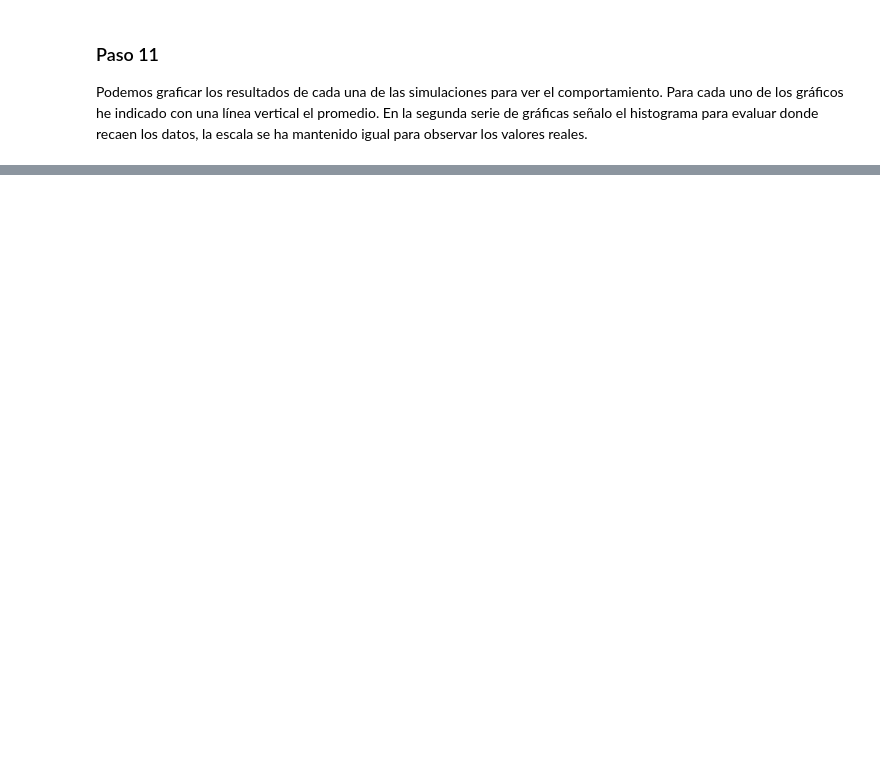
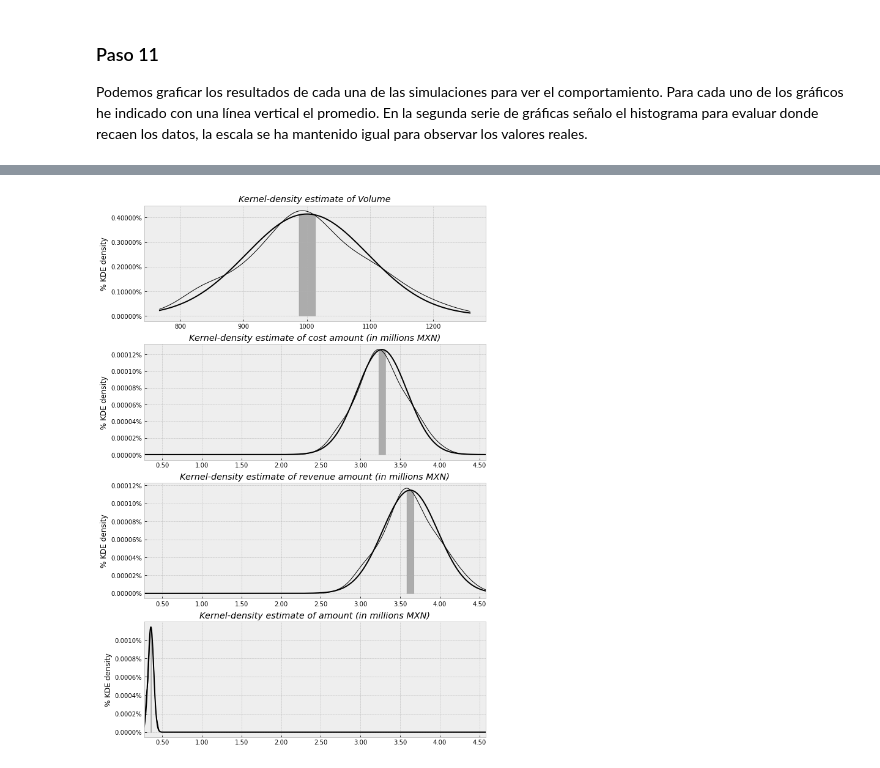
Before and after one commit to MDeLaCroix/Montecarlo_margenes_negativos, a Jupyter notebook: montecarlo.ipynb, the cells around one changed output, grey strips where cells are left out. Saved outputs shown, nothing was run; the diff lists cells and outputs as text; code cells hidden in the pictures; blank space fills up the shorter version.

Commit message:
Agregada densidad de probabilidad

```diff
--- a/montecarlo.ipynb
+++ b/montecarlo.ipynb
@@ -226,0 +227,83 @@ ax8.set_xlim(q_min, q_max)
+# %%
+#Crear intérvalo de confianza del 95% para hallar la media poblacional.
+pieces_min, pieces_max = st.t.interval(alpha=0.95, df=len(totales['Volume'])-1,
+              loc=np.mean(totales['Volume']),
+              scale=st.sem(totales['Volume']))
+buy_min, buy_max = st.t.interval(alpha=0.95, df=len(totales['Cost'])-1,
+              loc=np.mean(totales['Cost']),
+              scale=st.sem(totales['Cost']))
+sell_min, sell_max = st.t.interval(alpha=0.95, df=len(totales['Revenue'])-1,
+              loc=np.mean(totales['Revenue']),
+              scale=st.sem(totales['Revenue']))
+margin_min, margin_max = st.t.interval(alpha=0.95, df=len(totales['Margin'])-1,
+              loc=np.mean(totales['Margin']),
+              scale=st.sem(totales['Margin']))
+# %%
+#Gráfico de la densidad de probabilidad
+fig3 = plt.figure(figsize=(10*1, 4*4))
+ax9 = plt.subplot(411)
+ax9_line = np.linspace(min(totales['Volume']), max(totales['Volume']), 1000)
+ax9.plot(ax9_line, st.gaussian_kde(totales['Volume']).evaluate(ax9_line),
+         color='black', linewidth=1)
+ax9.set_title('Kernel-density estimate of Volume', fontstyle='italic')
+ax9.yaxis.set_major_formatter(ticker.FuncFormatter(lambda x, p: format(x, '.5%')))
+ax9.set_ylabel('% KDE density')
+ax9.plot(ax9_line, st.norm(loc=np.mean(totales['Volume']),
+                 scale=np.std(totales['Volume'])).pdf(ax9_line), color='black',
+         linewidth= 2)
+ax9.fill_between(ax9_line, st.norm(loc=np.mean(totales['Volume']),
+                 scale=np.std(totales['Volume'])).pdf(ax9_line),
+                 where= (ax9_line > pieces_min) & (ax9_line < pieces_max),
+                 color= 'gray', alpha= 0.6)
+ax10 = plt.subplot(412)
+ax10_line = np.linspace(q_min, q_max, 1000)
+ax10.plot(ax10_line,
+         st.gaussian_kde(totales['Cost']).evaluate(ax10_line),
+         color='black', linewidth= 1)
+ax10.set_title('Kernel-density estimate of cost amount (in millions MXN)', fontstyle='italic')
+ax10.yaxis.set_major_formatter(ticker.FuncFormatter(lambda x, p: format(x, '.5%')))
+ax10.xaxis.set_major_formatter(ticker.FuncFormatter(lambda x, p: format(x/1000000, '.2f')))
+ax10.set_ylabel('% KDE density')
+ax10.set_xlim(q_min, q_max)
+ax10.plot(ax10_line, st.norm(loc=np.mean(totales['Cost']),
+                 scale=np.std(totales['Cost'])).pdf(ax10_line), color='black',
+          linewidth= 2)
+ax10.fill_between(ax10_line, st.norm(loc=np.mean(totales['Cost']),
+                 scale=np.std(totales['Cost'])).pdf(ax10_line),
+                 where= (ax10_line > buy_min) & (ax10_line < buy_max),
+                 color= 'gray', alpha= 0.6)
+ax11 = plt.subplot(413)
+ax11_line = np.linspace(q_min, q_max, 1000)
+ax11.plot(ax11_line,
+         st.gaussian_kde(totales['Revenue']).evaluate(ax11_line),
+         color= 'black', linewidth= 1)
+ax11.set_title('Kernel-density estimate of revenue amount (in millions MXN)', fontstyle='italic')
+ax11.yaxis.set_major_formatter(ticker.FuncFormatter(lambda x, p: format(x, '.5%')))
+ax11.xaxis.set_major_formatter(ticker.FuncFormatter(lambda x, p: format(x/1000000, '.2f')))
+ax11.set_ylabel('% KDE density')
+ax11.set_xlim(q_min, q_max)
+ax11.plot(ax11_line, st.norm(loc=np.mean(totales['Revenue']),
+                 scale=np.std(totales['Revenue'])).pdf(ax11_line), color='black',
+          linewidth= 2)
+ax11.fill_between(ax11_line, st.norm(loc=np.mean(totales['Revenue']),
+                 scale=np.std(totales['Revenue'])).pdf(ax11_line),
+                 where= (ax11_line > sell_min) & (ax11_line < sell_max),
+                 color= 'gray', alpha= 0.6)
+ax12 = plt.subplot(414)
+ax12_line = np.linspace(q_min, q_max, 1000)
+ax12.plot(ax12_line,
+         st.gaussian_kde(totales['Margin']).evaluate(ax12_line),
+         color= 'black', linewidth= 1)
+ax12.set_title('Kernel-density estimate of amount (in millions MXN)', fontstyle='italic')
+ax12.yaxis.set_major_formatter(ticker.FuncFormatter(lambda x, p: format(x, '.4%')))
+ax12.xaxis.set_major_formatter(ticker.FuncFormatter(lambda x, p: format(x/1000000, '.2f')))
+ax12.set_ylabel('% KDE density')
+ax12.set_xlim(q_min, q_max)
+ax12.plot(ax12_line, st.norm(loc=np.mean(totales['Margin']),
+                 scale=np.std(totales['Margin'])).pdf(ax12_line), color='black',
+          linewidth= 2)
+ax12.fill_between(ax12_line, st.norm(loc=np.mean(totales['Margin']),
+                 scale=np.std(totales['Margin'])).pdf(ax12_line),
+                 where= (ax12_line > margin_min) & (ax12_line < margin_max),
+                 color= 'gray', alpha= 0.6)
+# %% [output]
@@ -226,0 +311 @@ ax8.set_xlim(q_min, q_max)
+[figure, added]
```
Also changed, not shown: parts of 5 cells of this notebook, 1 other file.
